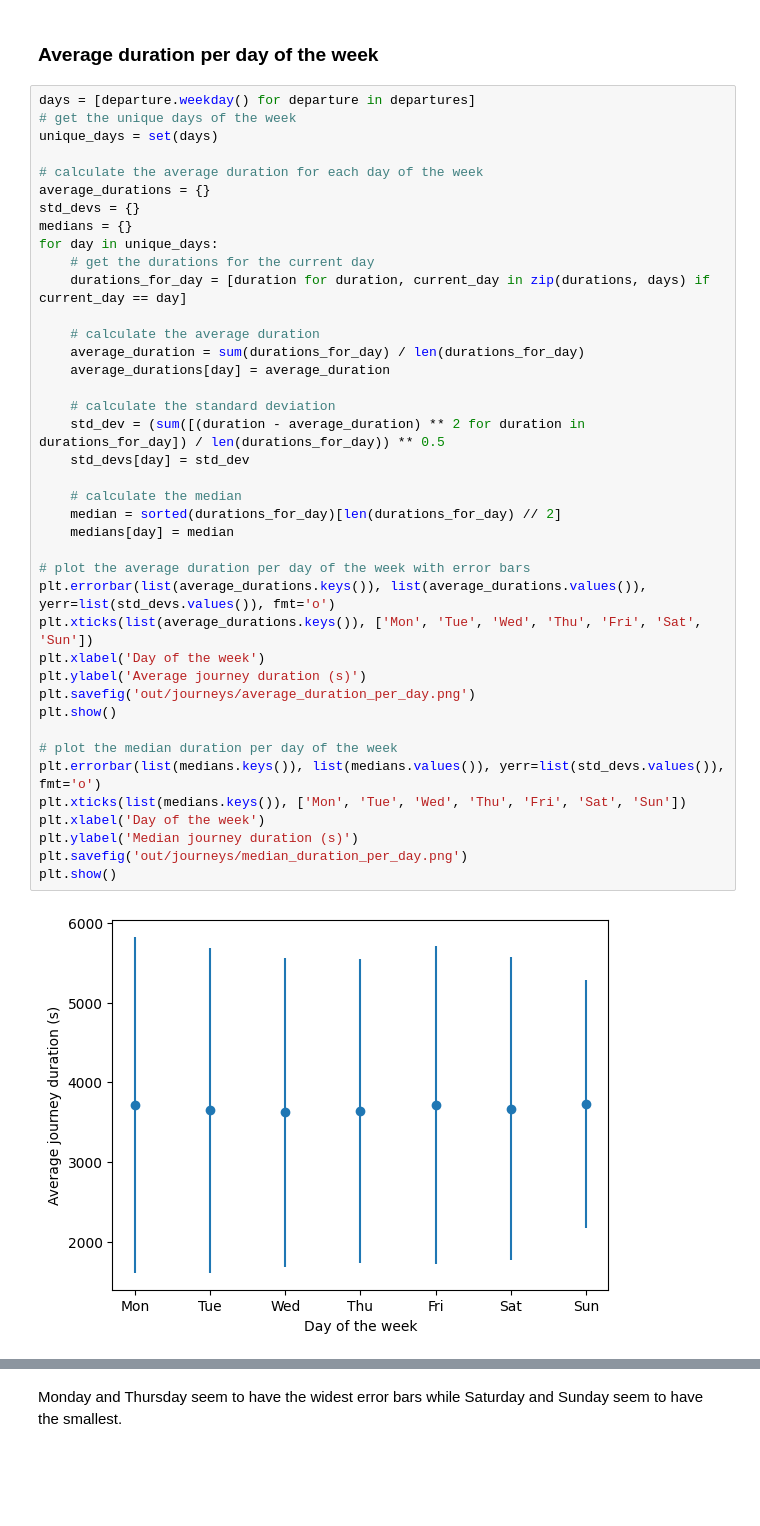
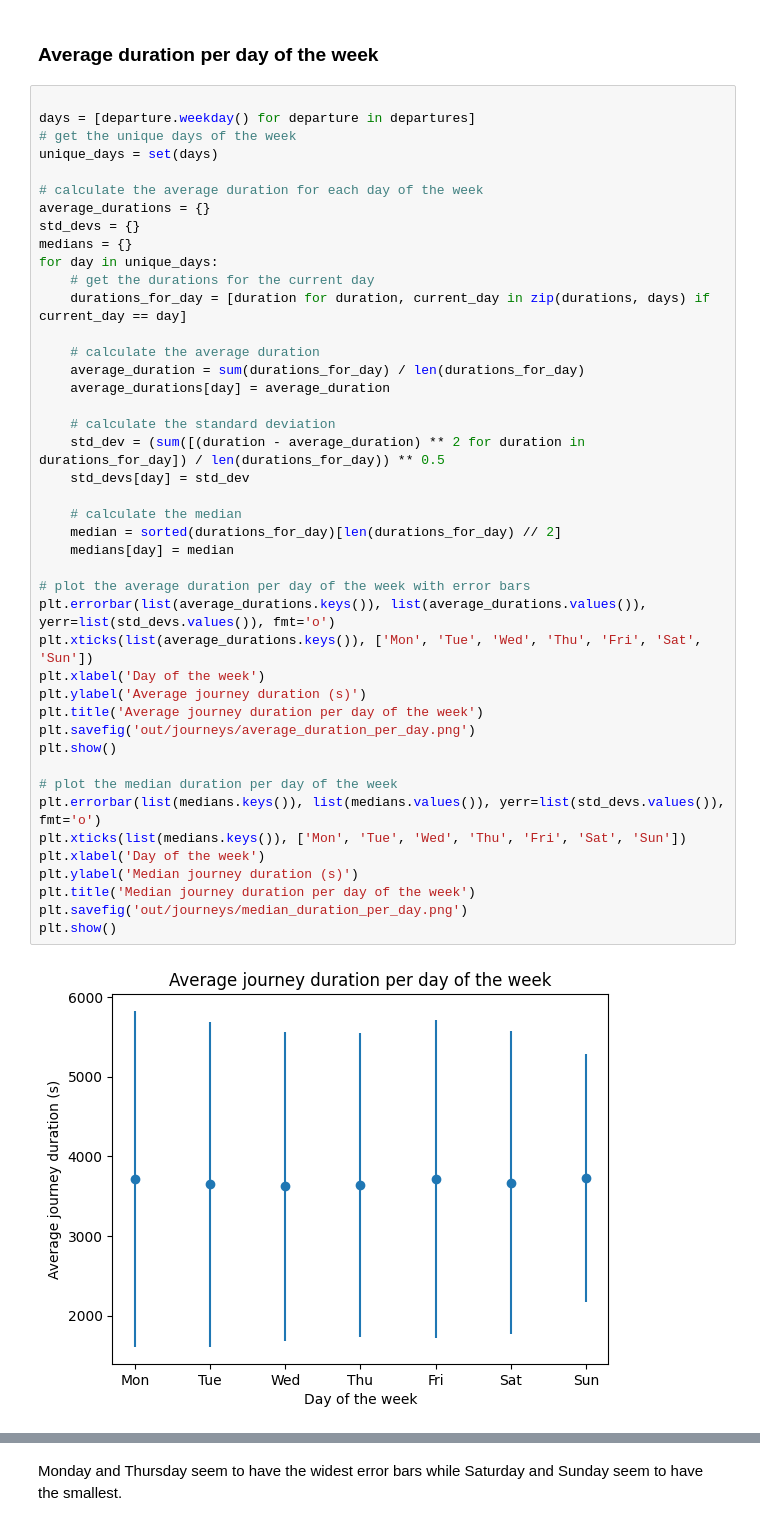
Before and after one commit to AldenCutler/LyonE24, a Jupyter notebook: stats-graphs/journeys.ipynb, the cells around one changed output, grey strips where cells are left out. Cells and saved outputs as stored; diff of their text form; blank space fills up the shorter version.

```diff
--- a/stats-graphs/journeys.ipynb
+++ b/stats-graphs/journeys.ipynb
@@ -165,6 +165,7 @@ journeys_df
 # %% [markdown]
 ### Average duration per day of the week
 # %%
+
 days = [departure.weekday() for departure in departures]
 # get the unique days of the week
 unique_days = set(days)
@@ -178,31 +179,33 @@ for day in unique_days:
     durations_for_day = [duration for duration, current_day in zip(durations, days) if current_day == day]
 
     # calculate the average duration
     average_duration = sum(durations_for_day) / len(durations_for_day)
     average_durations[day] = average_duration
 
     # calculate the standard deviation
     std_dev = (sum([(duration - average_duration) ** 2 for duration in durations_for_day]) / len(durations_for_day)) ** 0.5
     std_devs[day] = std_dev
 
     # calculate the median
     median = sorted(durations_for_day)[len(durations_for_day) // 2]
     medians[day] = median
 
 # plot the average duration per day of the week with error bars
 plt.errorbar(list(average_durations.keys()), list(average_durations.values()), yerr=list(std_devs.values()), fmt='o')
 plt.xticks(list(average_durations.keys()), ['Mon', 'Tue', 'Wed', 'Thu', 'Fri', 'Sat', 'Sun'])
 plt.xlabel('Day of the week')
 plt.ylabel('Average journey duration (s)')
+plt.title('Average journey duration per day of the week')
 plt.savefig('out/journeys/average_duration_per_day.png')
 plt.show()
 
 # plot the median duration per day of the week
 plt.errorbar(list(medians.keys()), list(medians.values()), yerr=list(std_devs.values()), fmt='o')
 plt.xticks(list(medians.keys()), ['Mon', 'Tue', 'Wed', 'Thu', 'Fri', 'Sat', 'Sun'])
 plt.xlabel('Day of the week')
 plt.ylabel('Median journey duration (s)')
+plt.title('Median journey duration per day of the week')
 plt.savefig('out/journeys/median_duration_per_day.png')
 plt.show()
 # %% [output]
-[figure, old version]
+[figure, new version]
```
Also changed, not shown: parts of 5 cells of this notebook, 10 other files.
